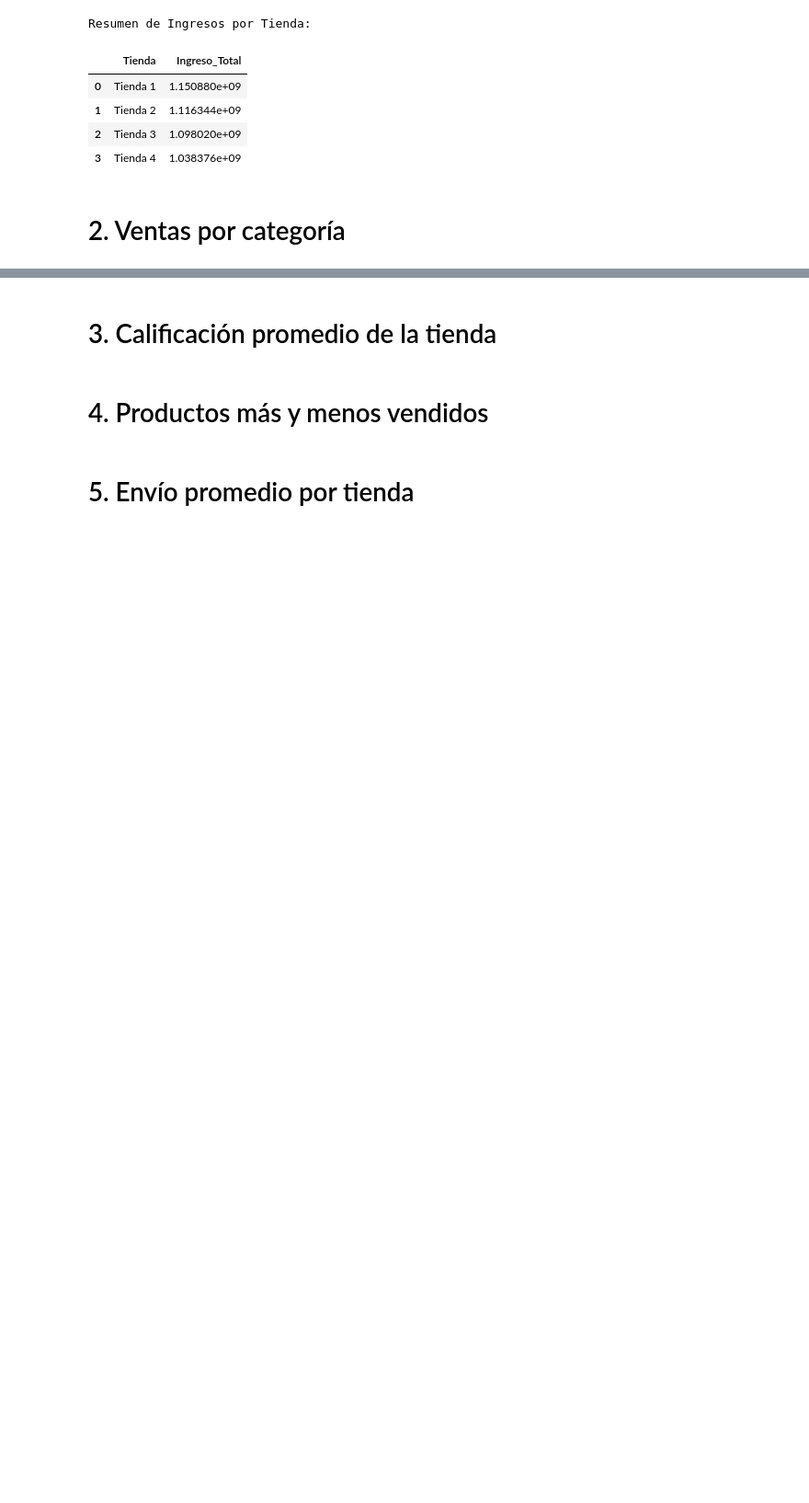
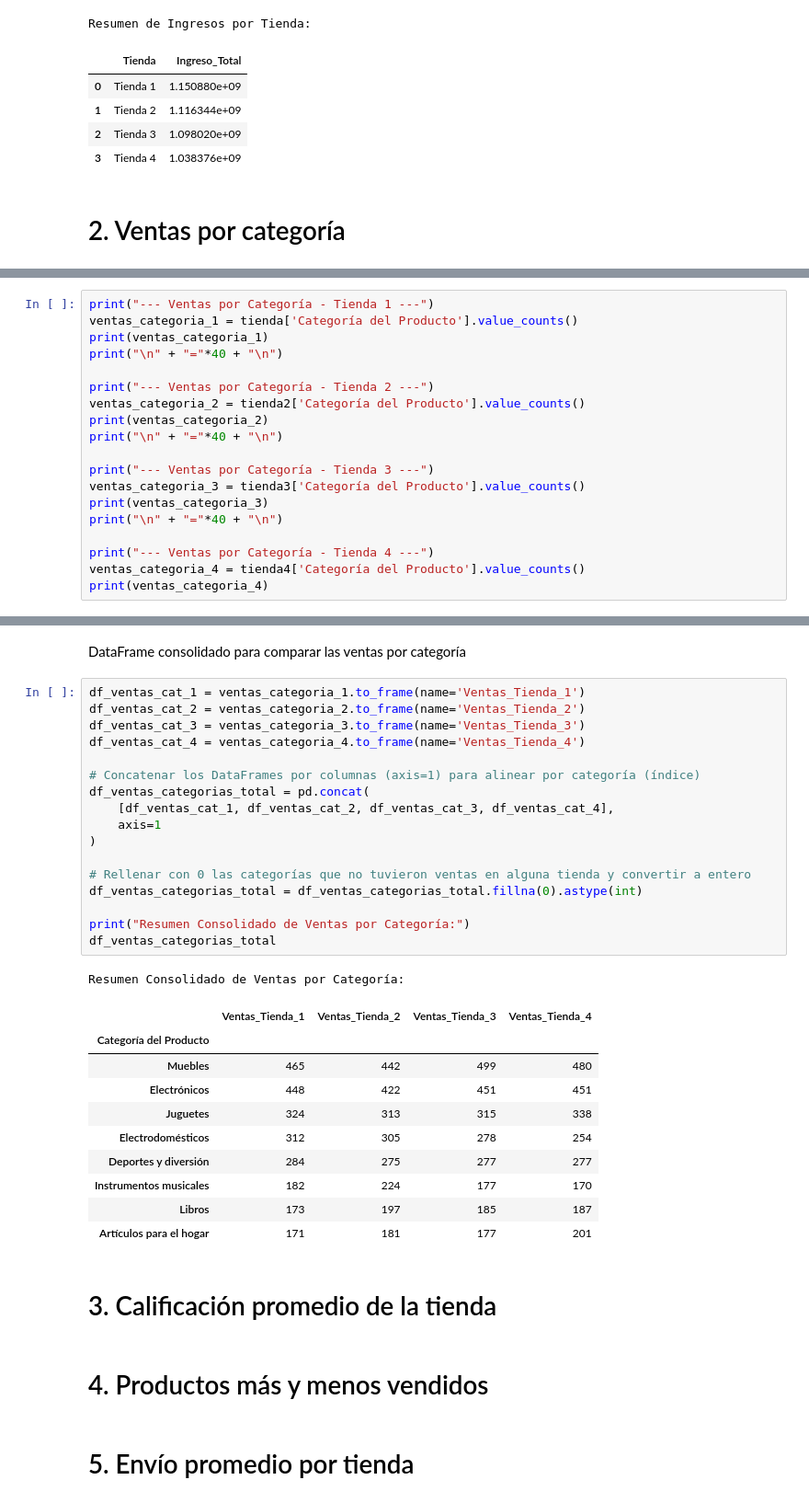
Before and after one commit to LordAguaKate/Store, a Jupyter notebook: AluraStoreLatam.ipynb, the cells around one changed output, grey strips where cells are left out. Shown at 92% size. Drawn from its saved outputs; the diff is of its cells as text; blank space fills up the shorter version.

Commit message:
Desafío ventas por categoría concluido

```diff
--- a/AluraStoreLatam.ipynb
+++ b/AluraStoreLatam.ipynb
@@ -67,0 +70,19 @@ Resumen de Ingresos por Tienda:
+# %%
+print("--- Ventas por Categoría - Tienda 1 ---")
+ventas_categoria_1 = tienda['Categoría del Producto'].value_counts()
+print(ventas_categoria_1)
+print("\n" + "="*40 + "\n")
+
+print("--- Ventas por Categoría - Tienda 2 ---")
+ventas_categoria_2 = tienda2['Categoría del Producto'].value_counts()
+print(ventas_categoria_2)
+print("\n" + "="*40 + "\n")
+
+print("--- Ventas por Categoría - Tienda 3 ---")
+ventas_categoria_3 = tienda3['Categoría del Producto'].value_counts()
+print(ventas_categoria_3)
+print("\n" + "="*40 + "\n")
+
+print("--- Ventas por Categoría - Tienda 4 ---")
+ventas_categoria_4 = tienda4['Categoría del Producto'].value_counts()
+print(ventas_categoria_4)
@@ -68,3 +107,34 @@ Resumen de Ingresos por Tienda:
+# %% [markdown]
+DataFrame consolidado para comparar las ventas por categoría
+# %%
+df_ventas_cat_1 = ventas_categoria_1.to_frame(name='Ventas_Tienda_1')
+df_ventas_cat_2 = ventas_categoria_2.to_frame(name='Ventas_Tienda_2')
+df_ventas_cat_3 = ventas_categoria_3.to_frame(name='Ventas_Tienda_3')
+df_ventas_cat_4 = ventas_categoria_4.to_frame(name='Ventas_Tienda_4')
+
+# Concatenar los DataFrames por columnas (axis=1) para alinear por categoría (índice)
+df_ventas_categorias_total = pd.concat(
+    [df_ventas_cat_1, df_ventas_cat_2, df_ventas_cat_3, df_ventas_cat_4],
+    axis=1
+)
+
+# Rellenar con 0 las categorías que no tuvieron ventas en alguna tienda y convertir a entero
+df_ventas_categorias_total = df_ventas_categorias_total.fillna(0).astype(int)
+
+print("Resumen Consolidado de Ventas por Categoría:")
+df_ventas_categorias_total
+# %% [output]
+Resumen Consolidado de Ventas por Categoría:
+|  | Ventas_Tienda_1 | Ventas_Tienda_2 | Ventas_Tienda_3 | Ventas_Tienda_4 |
+| Categoría del Producto |  |  |  |  |
+| Muebles | 465 | 442 | 499 | 480 |
+| Electrónicos | 448 | 422 | 451 | 451 |
+| Juguetes | 324 | 313 | 315 | 338 |
+| Electrodomésticos | 312 | 305 | 278 | 254 |
+| Deportes y diversión | 284 | 275 | 277 | 277 |
+| Instrumentos musicales | 182 | 224 | 177 | 170 |
+| Libros | 173 | 197 | 185 | 187 |
+| Artículos para el hogar | 171 | 181 | 177 | 201 |
 # %% [markdown]
 # 3. Calificación promedio de la tienda
 # %% [markdown]
```
Also changed, not shown: parts of 3 cells of this notebook.
